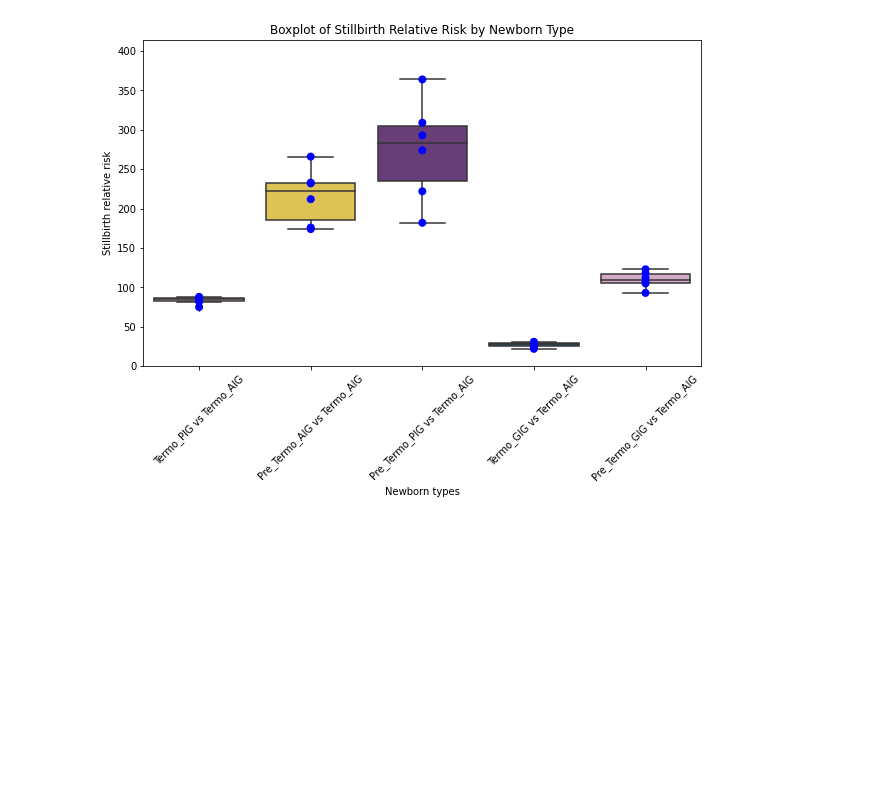
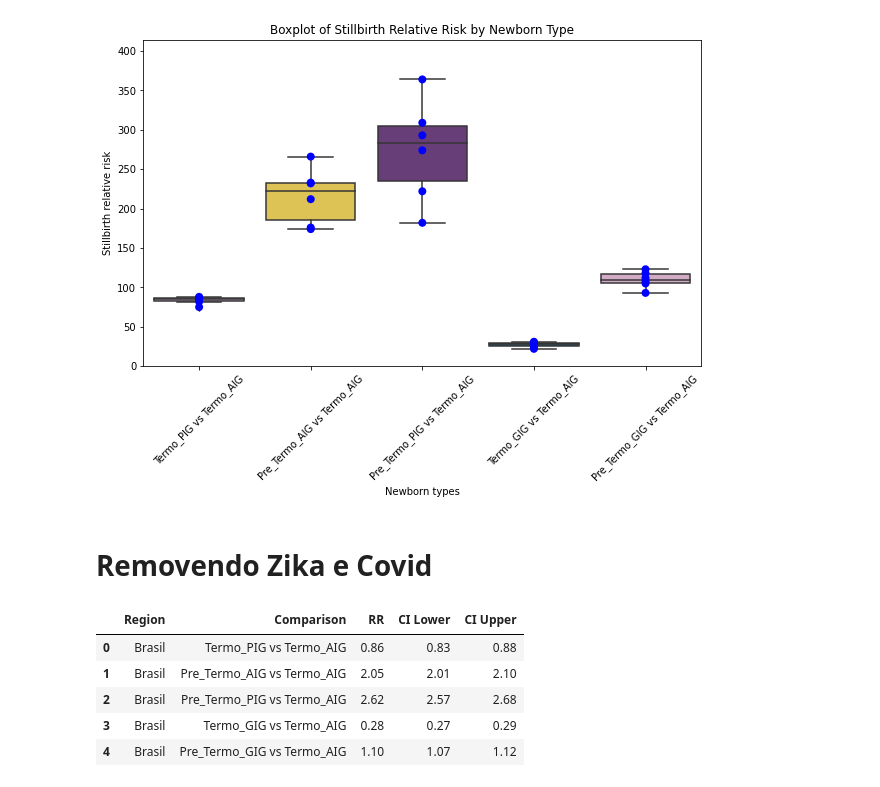
Before and after one commit to mtt89/rr_obito_fetal, a Jupyter notebook: calc_risco_relativo_obito_fetal.ipynb, the cells around one changed output. Cells and saved outputs as stored; diff of their text form; code cells hidden in the pictures; blank space fills up the shorter version.

```diff
--- a/calc_risco_relativo_obito_fetal.ipynb
+++ b/calc_risco_relativo_obito_fetal.ipynb
@@ -228,3 +228,5 @@ plt.title("Boxplot of Stillbirth Relative Risk by Newborn Type")
 plt.show()
 # %% [output]
 [figure]
+# %% [markdown]
+# Removendo Zika e Covid
@@ -230,0 +236,11 @@ plt.show()
+# %%
+df_brasil_zika_covid = calculate_rr(df)
+# Exibindo os resultados
+display(df_brasil_zika_covid)
+# %% [output]
+|  | Region | Comparison | RR | CI Lower | CI Upper |
+| 0 | Brasil | Termo_PIG vs Termo_AIG | 0.86 | 0.83 | 0.88 |
+| 1 | Brasil | Pre_Termo_AIG vs Termo_AIG | 2.05 | 2.01 | 2.10 |
+| 2 | Brasil | Pre_Termo_PIG vs Termo_AIG | 2.62 | 2.57 | 2.68 |
+| 3 | Brasil | Termo_GIG vs Termo_AIG | 0.28 | 0.27 | 0.29 |
+| 4 | Brasil | Pre_Termo_GIG vs Termo_AIG | 1.10 | 1.07 | 1.12 |
```
Also changed, not shown: parts of 9 cells of this notebook, 1 other file.
